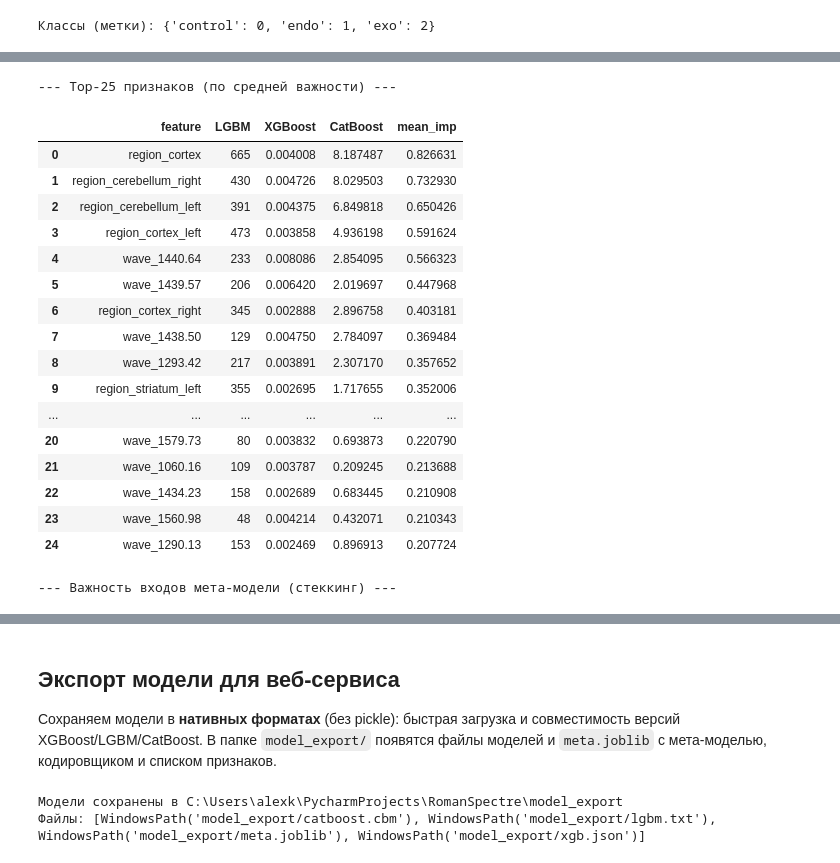
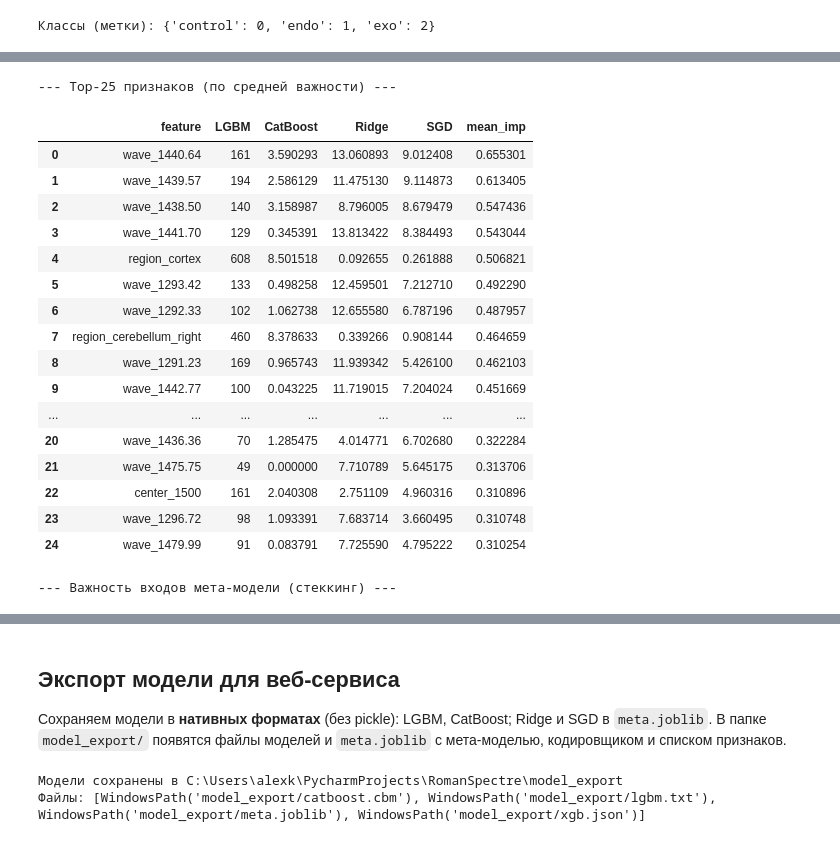
Before and after one commit to Neiromen/RomanSpectre, a Jupyter notebook: sample.ipynb, the cells around one changed output, grey strips where cells are left out. Saved outputs shown, nothing was run; the diff lists cells and outputs as text; code cells hidden in the pictures.

```diff
--- a/sample.ipynb
+++ b/sample.ipynb
@@ -1,17 +1,21 @@
 # %%
+import logging
+import time
 import pandas as pd
 import sklearn
 import os
 import numpy as np
 from catboost import CatBoostClassifier
+
+logging.basicConfig(level=logging.INFO, format="%(asctime)s [%(levelname)s] %(message)s", datefmt="%H:%M:%S")
+log = logging.getLogger(__name__)
 from sklearn.metrics import (
     accuracy_score, f1_score, r2_score, precision_score, recall_score,
     confusion_matrix, classification_report,
 )
 from sklearn.model_selection import GroupKFold
-from sklearn.linear_model import LogisticRegression
+from sklearn.linear_model import LogisticRegression, RidgeClassifier, SGDClassifier
 import lightgbm as lgb
-import xgboost as xgb
 
 # Лимит RAM для CatBoost (подстрой под объём ОЗУ; при OOM уменьши до '4gb' или '3gb')
 USED_RAM_LIMIT = '8gb'
@@ -249,52 +299,57 @@ weighted avg       0.62      0.54      0.53     25200
 # %%
 # Feature importance по базовым моделям и веса мета-модели
 feat_names = x_train_enc.columns.tolist()
 
-imp_lgbm = m_lgbm.feature_importances_
-imp_xgb  = m_xgb.feature_importances_
-imp_cat  = m_cat.get_feature_importance()
+imp_lgbm  = m_lgbm.feature_importances_
+imp_cat   = m_cat.get_feature_importance()
+imp_ridge = np.abs(m_ridge.coef_).sum(axis=0)
+imp_sgd   = np.abs(m_sgd.coef_).sum(axis=0)
 
 fi = pd.DataFrame({
     "feature": feat_names,
     "LGBM":     imp_lgbm,
-    "XGBoost":  imp_xgb,
     "CatBoost": imp_cat,
+    "Ridge":    imp_ridge,
+    "SGD":      imp_sgd,
 })
-# Нормализация 0–1 по каждой модели (масштабы у LGBM/XGB/Cat разные), затем средняя важность
-fi_norm = fi[["LGBM", "XGBoost", "CatBoost"]].apply(
+# Нормализация 0–1 по каждой модели, затем средняя важность
+fi_norm = fi[["LGBM", "CatBoost", "Ridge", "SGD"]].apply(
     lambda c: (c - c.min()) / (c.max() - c.min()) if c.max() > c.min() else c
 )
 fi["mean_imp"] = fi_norm.mean(axis=1)
 fi = fi.sort_values("mean_imp", ascending=False).reset_index(drop=True)
 
 print("--- Top-25 признаков (по средней важности) ---")
 display(fi.head(25))
 
-# Важность входов мета-модели (9 признаков: proba LGBM + XGB + CatBoost по 3 класса)
-meta_feat = [f"LGBM_{c}" for c in le.classes_] + [f"XGB_{c}" for c in le.classes_] + [f"Cat_{c}" for c in le.classes_]
+# Важность входов мета-модели (12 признаков: proba 4 моделей по 3 класса)
+meta_feat = (
+    [f"LGBM_{c}" for c in le.classes_] + [f"Cat_{c}" for c in le.classes_] +
+    [f"Ridge_{c}" for c in le.classes_] + [f"SGD_{c}" for c in le.classes_]
+)
 # coef_.shape = (n_classes, n_features)
 meta_imp = np.abs(meta_learner.coef_).sum(axis=0)
 meta_fi = pd.DataFrame({"meta_feature": meta_feat, "importance": meta_imp}).sort_values("importance", ascending=False)
 print("\n--- Важность входов мета-модели (стеккинг) ---")
 display(meta_fi)
 # %% [output]
 --- Top-25 признаков (по средней важности) ---
-|  | feature | LGBM | XGBoost | CatBoost | mean_imp |
-| 0 | region_cortex | 665 | 0.004008 | 8.187487 | 0.826631 |
-| 1 | region_cerebellum_right | 430 | 0.004726 | 8.029503 | 0.732930 |
-| 2 | region_cerebellum_left | 391 | 0.004375 | 6.849818 | 0.650426 |
-| 3 | region_cortex_left | 473 | 0.003858 | 4.936198 | 0.591624 |
-| 4 | wave_1440.64 | 233 | 0.008086 | 2.854095 | 0.566323 |
-| 5 | wave_1439.57 | 206 | 0.006420 | 2.019697 | 0.447968 |
-| 6 | region_cortex_right | 345 | 0.002888 | 2.896758 | 0.403181 |
-| 7 | wave_1438.50 | 129 | 0.004750 | 2.784097 | 0.369484 |
-| 8 | wave_1293.42 | 217 | 0.003891 | 2.307170 | 0.357652 |
-| 9 | region_striatum_left | 355 | 0.002695 | 1.717655 | 0.352006 |
-| ... | ... | ... | ... | ... | ... |
-| 20 | wave_1579.73 | 80 | 0.003832 | 0.693873 | 0.220790 |
-| 21 | wave_1060.16 | 109 | 0.003787 | 0.209245 | 0.213688 |
-| 22 | wave_1434.23 | 158 | 0.002689 | 0.683445 | 0.210908 |
-| 23 | wave_1560.98 | 48 | 0.004214 | 0.432071 | 0.210343 |
-| 24 | wave_1290.13 | 153 | 0.002469 | 0.896913 | 0.207724 |
+|  | feature | LGBM | CatBoost | Ridge | SGD | mean_imp |
+| 0 | wave_1440.64 | 161 | 3.590293 | 13.060893 | 9.012408 | 0.655301 |
+| 1 | wave_1439.57 | 194 | 2.586129 | 11.475130 | 9.114873 | 0.613405 |
+| 2 | wave_1438.50 | 140 | 3.158987 | 8.796005 | 8.679479 | 0.547436 |
+| 3 | wave_1441.70 | 129 | 0.345391 | 13.813422 | 8.384493 | 0.543044 |
+| 4 | region_cortex | 608 | 8.501518 | 0.092655 | 0.261888 | 0.506821 |
+| 5 | wave_1293.42 | 133 | 0.498258 | 12.459501 | 7.212710 | 0.492290 |
+| 6 | wave_1292.33 | 102 | 1.062738 | 12.655580 | 6.787196 | 0.487957 |
+| 7 | region_cerebellum_right | 460 | 8.378633 | 0.339266 | 0.908144 | 0.464659 |
+| 8 | wave_1291.23 | 169 | 0.965743 | 11.939342 | 5.426100 | 0.462103 |
+| 9 | wave_1442.77 | 100 | 0.043225 | 11.719015 | 7.204024 | 0.451669 |
+| ... | ... | ... | ... | ... | ... | ... |
+| 20 | wave_1436.36 | 70 | 1.285475 | 4.014771 | 6.702680 | 0.322284 |
+| 21 | wave_1475.75 | 49 | 0.000000 | 7.710789 | 5.645175 | 0.313706 |
+| 22 | center_1500 | 161 | 2.040308 | 2.751109 | 4.960316 | 0.310896 |
+| 23 | wave_1296.72 | 98 | 1.093391 | 7.683714 | 3.660495 | 0.310748 |
+| 24 | wave_1479.99 | 91 | 0.083791 | 7.725590 | 4.795222 | 0.310254 |
 --- Важность входов мета-модели (стеккинг) ---
 |  | meta_feature | importance |
@@ -310,7 +368,7 @@ display(meta_fi)
 # %% [markdown]
 ## Экспорт модели для веб-сервиса
 
-Сохраняем модели в **нативных форматах** (без pickle): быстрая загрузка и совместимость версий XGBoost/LGBM/CatBoost. В папке `model_export/` появятся файлы моделей и `meta.joblib` с мета-моделью, кодировщиком и списком признаков.
+Сохраняем модели в **нативных форматах** (без pickle): LGBM, CatBoost; Ridge и SGD в `meta.joblib`. В папке `model_export/` появятся файлы моделей и `meta.joblib` с мета-моделью, кодировщиком и списком признаков.
 # %%
 import joblib
 from pathlib import Path
```
Also changed, not shown: parts of 7 cells of this notebook, 7 other files.
